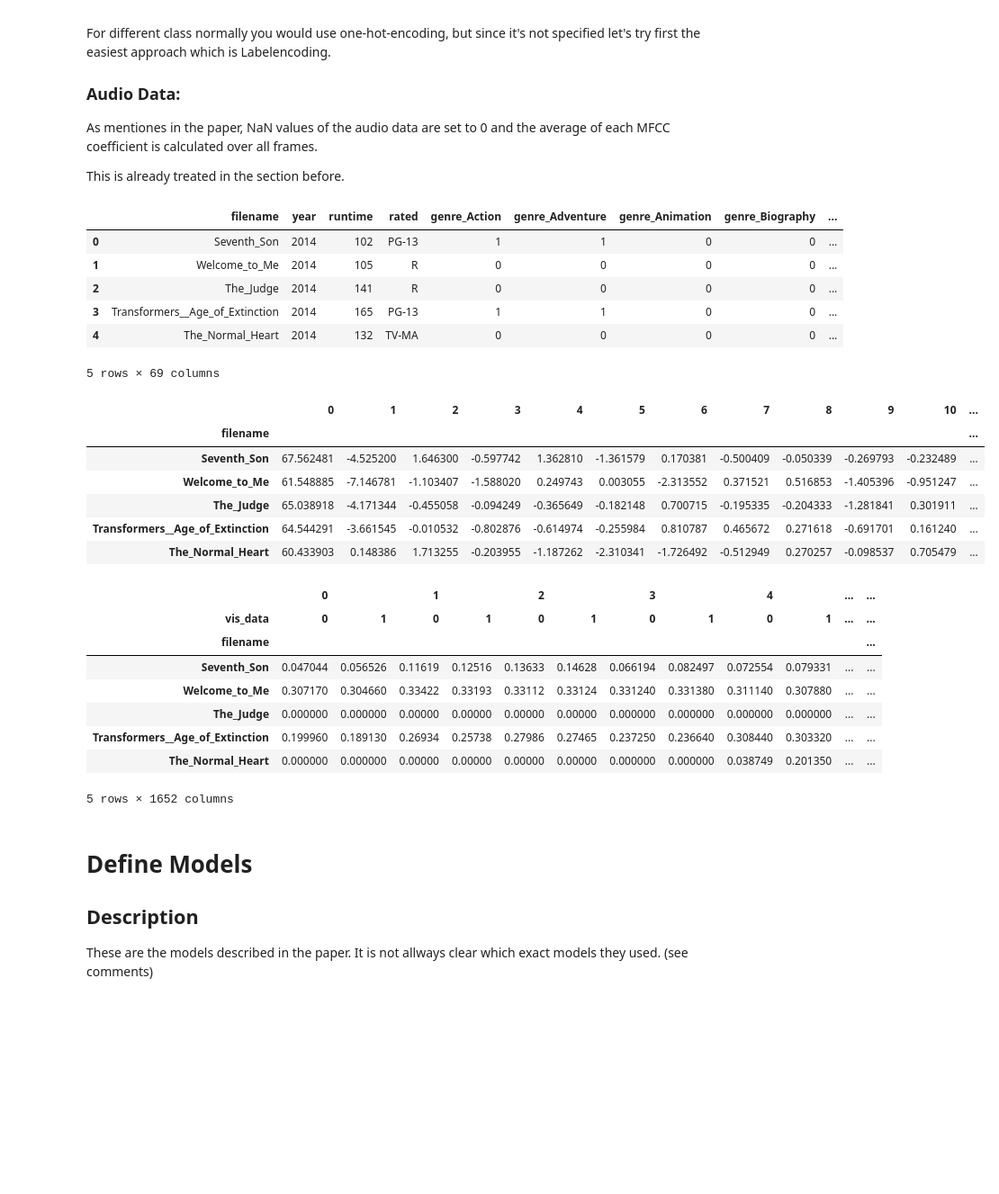
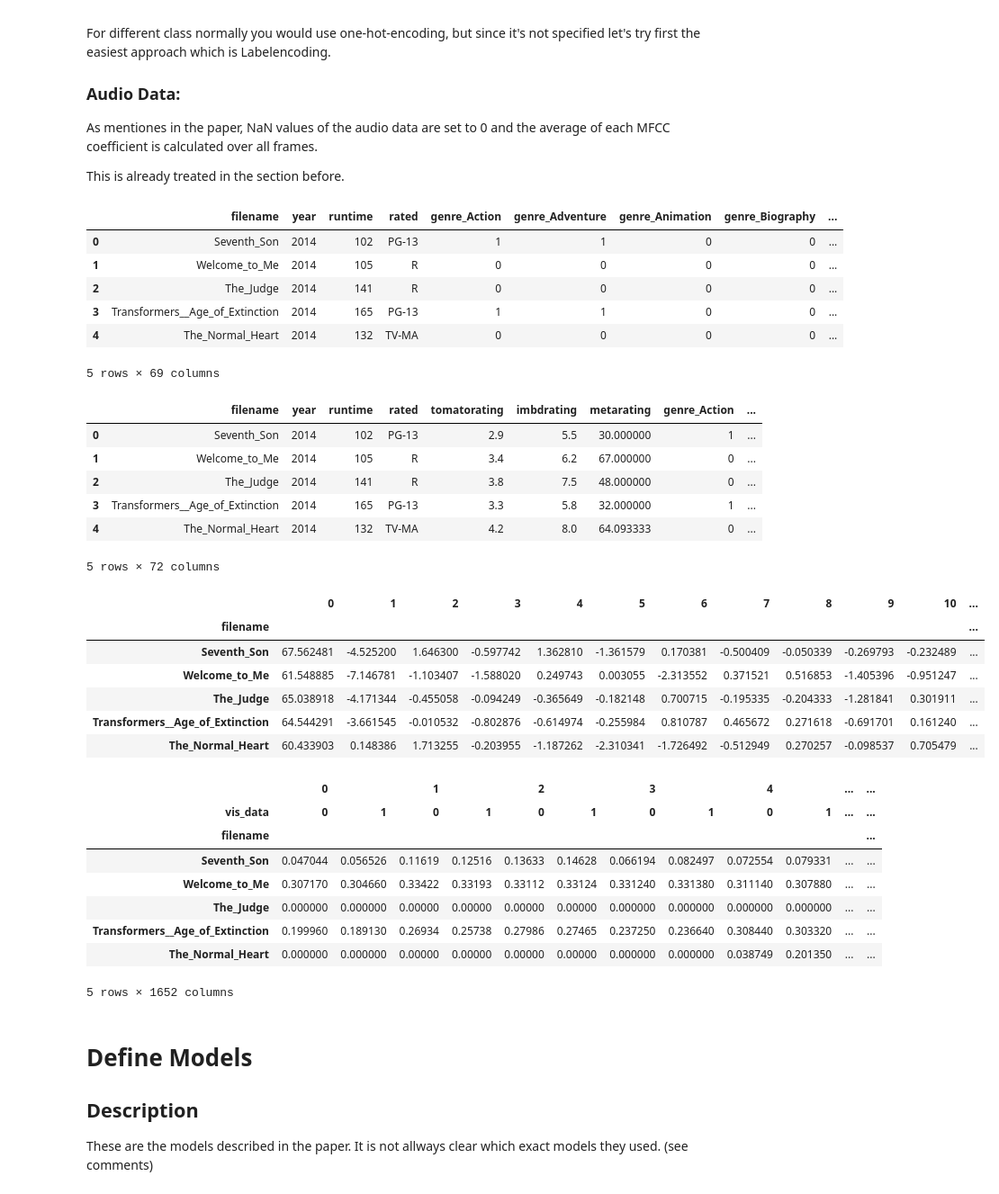
Before and after one commit to patrickFuerst/CoE_task, a Jupyter notebook: classifier_selection.ipynb, the cells around one changed output. Shown: that part at 90% size. Cells and saved outputs as stored; diff of their text form; code cells hidden in the pictures; blank space fills up the shorter version.

```diff
--- a/classifier_selection.ipynb
+++ b/classifier_selection.ipynb
@@ -305,57 +323,70 @@ def pre_process_visual_data():
     df_data = df_visual_data.unstack()
     return df_data
 
-def pre_process_meta_data():
+def pre_process_meta_data(df_meta):
     #create columns of the two rows belonging to each movie
-    df_data = df_meta_data.drop(['genre','country','language'],axis=1)
-    df_data_genre = df_meta_data['genre'].apply( lambda x: x.replace(" ", "") ).str.get_dummies(sep=",")
+    df_data = df_meta.drop(['genre','country','language'],axis=1)
+    df_data_genre = df_meta['genre'].apply( lambda x: x.replace(" ", "") ).str.get_dummies(sep=",")
     df_data_genre.columns = ['genre_'+str(x) for x in df_data_genre.columns]
 
     df_data_country = df_meta_data['country'].apply( lambda x: x.replace(" ", "") ).str.get_dummies(sep=",")
     df_data_country.columns = ['country_'+str(x) for x in df_data_country.columns]
 
     df_data_language = df_meta_data['language'].apply( lambda x: x.replace(" ", "") ).str.get_dummies(sep=",")
     df_data_language.columns = ['language_'+str(x) for x in df_data_language.columns]
 
     df_data = pd.concat([df_data,df_data_genre,df_data_country,df_data_language], axis=1)
 
     df_data['runtime'] = pd.to_numeric(df_data['runtime'].apply(lambda x: x.split(' ')[0] ) )
     df_data['year'] =  df_data['year'].apply(pd.to_numeric)
 
     return df_data
 
-df_meta_data_processed = pre_process_meta_data()
+df_meta_data_processed = pre_process_meta_data(df_meta_data)
 display(df_meta_data_processed.head(5))
+
+pd.merge(df_labled_movies.drop(['movie'],axis=1),df_meta_data_processed, on='filename').to_csv('data/meta_data_processed_exported.csv',sep=";",index = False)
+df_meta_extended_data_processed = pre_process_meta_data(df_meta_extended_data)
+display(df_meta_extended_data_processed.head(5))
+
+
 
 df_audio_data_processed = df_audio_data #pre_process_audio_data()
 display(df_audio_data_processed.head(5))
 
 df_visual_data_processed = pre_process_visual_data()
 display(df_visual_data_processed.head(5))
 # %% [output]
 |  | filename | year | runtime | rated | genre_Action | genre_Adventure | genre_Animation | genre_Biography | ... |
 | 0 | Seventh_Son | 2014 | 102 | PG-13 | 1 | 1 | 0 | 0 | ... |
 | 1 | Welcome_to_Me | 2014 | 105 | R | 0 | 0 | 0 | 0 | ... |
 | 2 | The_Judge | 2014 | 141 | R | 0 | 0 | 0 | 0 | ... |
 | 3 | Transformers__Age_of_Extinction | 2014 | 165 | PG-13 | 1 | 1 | 0 | 0 | ... |
 | 4 | The_Normal_Heart | 2014 | 132 | TV-MA | 0 | 0 | 0 | 0 | ... |
 5 rows × 69 columns
-|  | 0 | 1 | 2 | 3 | 4 | 5 | 6 | 7 | 8 | 9 | 10 | ... |
-| filename |  |  |  |  |  |  |  |  |  |  |  | ... |
-| Seventh_Son | 67.562481 | -4.525200 | 1.646300 | -0.597742 | 1.362810 | -1.361579 | 0.170381 | -0.500409 | -0.050339 | -0.269793 | -0.232489 | ... |
-| Welcome_to_Me | 61.548885 | -7.146781 | -1.103407 | -1.588020 | 0.249743 | 0.003055 | -2.313552 | 0.371521 | 0.516853 | -1.405396 | -0.951247 | ... |
-| The_Judge | 65.038918 | -4.171344 | -0.455058 | -0.094249 | -0.365649 | -0.182148 | 0.700715 | -0.195335 | -0.204333 | -1.281841 | 0.301911 | ... |
-| Transformers__Age_of_Extinction | 64.544291 | -3.661545 | -0.010532 | -0.802876 | -0.614974 | -0.255984 | 0.810787 | 0.465672 | 0.271618 | -0.691701 | 0.161240 | ... |
-| The_Normal_Heart | 60.433903 | 0.148386 | 1.713255 | -0.203955 | -1.187262 | -2.310341 | -1.726492 | -0.512949 | 0.270257 | -0.098537 | 0.705479 | ... |
+|  | filename | year | runtime | rated | tomatorating | imbdrating | metarating | genre_Action | ... |
+| 0 | Seventh_Son | 2014 | 102 | PG-13 | 2.9 | 5.5 | 30.000000 | 1 | ... |
+| 1 | Welcome_to_Me | 2014 | 105 | R | 3.4 | 6.2 | 67.000000 | 0 | ... |
+| 2 | The_Judge | 2014 | 141 | R | 3.8 | 7.5 | 48.000000 | 0 | ... |
+| 3 | Transformers__Age_of_Extinction | 2014 | 165 | PG-13 | 3.3 | 5.8 | 32.000000 | 1 | ... |
+| 4 | The_Normal_Heart | 2014 | 132 | TV-MA | 4.2 | 8.0 | 64.093333 | 0 | ... |
+5 rows × 72 columns
-|  | 0 |  | 1 |  | 2 |  | 3 |  | 4 |  | ... | ... |
-| vis_data | 0 | 1 | 0 | 1 | 0 | 1 | 0 | 1 | 0 | 1 | ... | ... |
+|  | 0 | 1 | 2 | 3 | 4 | 5 | 6 | 7 | 8 | 9 | 10 | ... |
 | filename |  |  |  |  |  |  |  |  |  |  |  | ... |
-| Seventh_Son | 0.047044 | 0.056526 | 0.11619 | 0.12516 | 0.13633 | 0.14628 | 0.066194 | 0.082497 | 0.072554 | 0.079331 | ... | ... |
-| Welcome_to_Me | 0.307170 | 0.304660 | 0.33422 | 0.33193 | 0.33112 | 0.33124 | 0.331240 | 0.331380 | 0.311140 | 0.307880 | ... | ... |
-| The_Judge | 0.000000 | 0.000000 | 0.00000 | 0.00000 | 0.00000 | 0.00000 | 0.000000 | 0.000000 | 0.000000 | 0.000000 | ... | ... |
-| Transformers__Age_of_Extinction | 0.199960 | 0.189130 | 0.26934 | 0.25738 | 0.27986 | 0.27465 | 0.237250 | 0.236640 | 0.308440 | 0.303320 | ... | ... |
-| The_Normal_Heart | 0.000000 | 0.000000 | 0.00000 | 0.00000 | 0.00000 | 0.00000 | 0.000000 | 0.000000 | 0.038749 | 0.201350 | ... | ... |
+| Seventh_Son | 67.562481 | -4.525200 | 1.646300 | -0.597742 | 1.362810 | -1.361579 | 0.170381 | -0.500409 | -0.050339 | -0.269793 | -0.232489 | ... |
+| Welcome_to_Me | 61.548885 | -7.146781 | -1.103407 | -1.588020 | 0.249743 | 0.003055 | -2.313552 | 0.371521 | 0.516853 | -1.405396 | -0.951247 | ... |
+| The_Judge | 65.038918 | -4.171344 | -0.455058 | -0.094249 | -0.365649 | -0.182148 | 0.700715 | -0.195335 | -0.204333 | -1.281841 | 0.301911 | ... |
+| Transformers__Age_of_Extinction | 64.544291 | -3.661545 | -0.010532 | -0.802876 | -0.614974 | -0.255984 | 0.810787 | 0.465672 | 0.271618 | -0.691701 | 0.161240 | ... |
+| The_Normal_Heart | 60.433903 | 0.148386 | 1.713255 | -0.203955 | -1.187262 | -2.310341 | -1.726492 | -0.512949 | 0.270257 | -0.098537 | 0.705479 | ... |
-5 rows × 1652 columns
+|  | 0 |  | 1 |  | 2 |  | 3 |  | 4 |  | ... | ... |
+| vis_data | 0 | 1 | 0 | 1 | 0 | 1 | 0 | 1 | 0 | 1 | ... | ... |
+| filename |  |  |  |  |  |  |  |  |  |  |  | ... |
+| Seventh_Son | 0.047044 | 0.056526 | 0.11619 | 0.12516 | 0.13633 | 0.14628 | 0.066194 | 0.082497 | 0.072554 | 0.079331 | ... | ... |
+| Welcome_to_Me | 0.307170 | 0.304660 | 0.33422 | 0.33193 | 0.33112 | 0.33124 | 0.331240 | 0.331380 | 0.311140 | 0.307880 | ... | ... |
+| The_Judge | 0.000000 | 0.000000 | 0.00000 | 0.00000 | 0.00000 | 0.00000 | 0.000000 | 0.000000 | 0.000000 | 0.000000 | ... | ... |
+| Transformers__Age_of_Extinction | 0.199960 | 0.189130 | 0.26934 | 0.25738 | 0.27986 | 0.27465 | 0.237250 | 0.236640 | 0.308440 | 0.303320 | ... | ... |
+| The_Normal_Heart | 0.000000 | 0.000000 | 0.00000 | 0.00000 | 0.00000 | 0.00000 | 0.000000 | 0.000000 | 0.038749 | 0.201350 | ... | ... |
+5 rows × 1652 columns
 # %% [markdown]
 # Define Models
 
```
Also changed, not shown: parts of 2 cells of this notebook.
